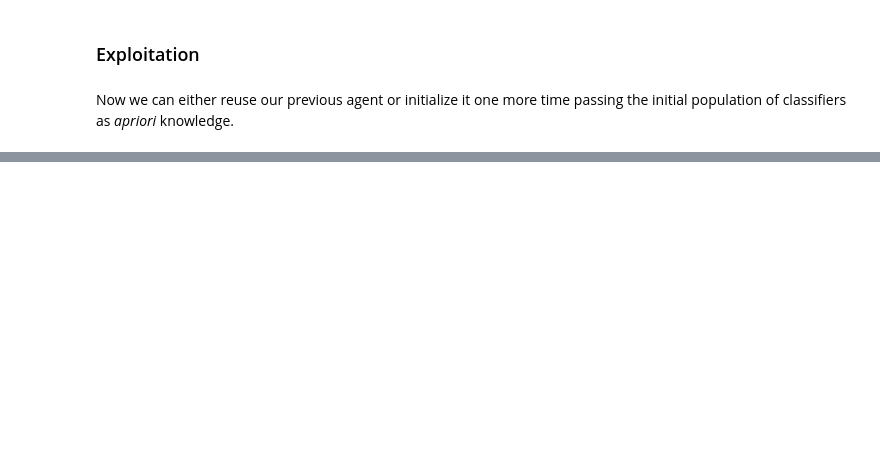
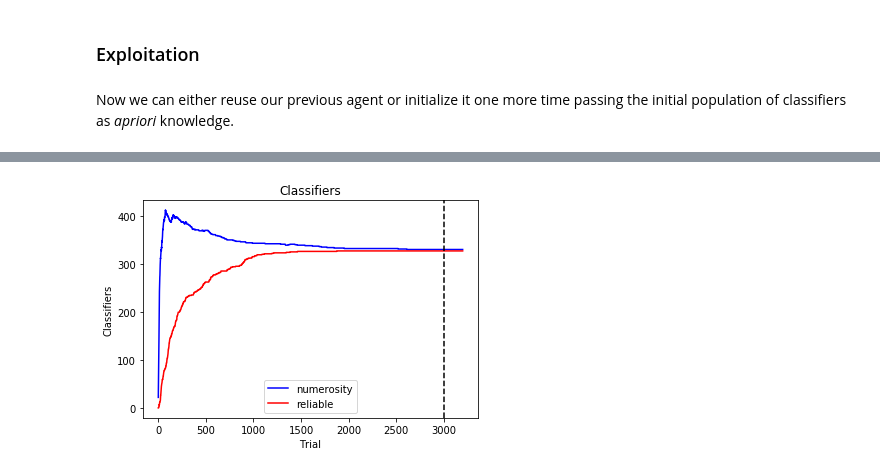
Before and after one commit to ParrotPrediction/pyalcs, a Jupyter notebook: notebooks/ACS2 in Maze (OpenAI).ipynb, the cells around one changed output, grey strips where cells are left out. Saved outputs shown, nothing was run; the diff lists cells and outputs as text; code cells hidden in the pictures; blank space fills up the shorter version.

```diff
--- a/notebooks/ACS2 in Maze (OpenAI).ipynb
+++ b/notebooks/ACS2 in Maze (OpenAI).ipynb
@@ -130,7 +134,9 @@ def calculate_knowledge(maze, population):
                 if cl.predicts_successfully(p0, action, p1)]):
             nr_correct += 1
 
-    return nr_correct / len(transitions) * 100.0
+    return {
+        'knowledge': nr_correct / len(transitions) * 100.0
+    }
 # %% [markdown]
 ### Exploration phase
 # %%
@@ -489 +453,23 @@ plot_steps(explore_df, exploit_df)
+# %%
+def plot_classifiers(df, ax=None):
+    if ax is None:
+        ax = plt.gca()
+
+    explore_df = df.query("phase == 'explore'")
+    exploit_df = df.query("phase == 'exploit'")
+
+    df['numerosity'].plot(ax=ax, c='blue')
+    df['reliable'].plot(ax=ax, c='red')
+
+    ax.axvline(x=len(explore_df), c='black', linestyle='dashed')
+
+    ax.set_title("Classifiers")
+    ax.set_xlabel("Trial")
+    ax.set_ylabel("Classifiers")
+    ax.legend()
+
+plot_classifiers(metrics_df)
+plt.savefig('maze_classifiers.eps', format='eps', dpi=100)
+# %% [output]
+[figure, added]
 # %%
```
Also changed, not shown: parts of 25 cells of this notebook, 5 other files.
